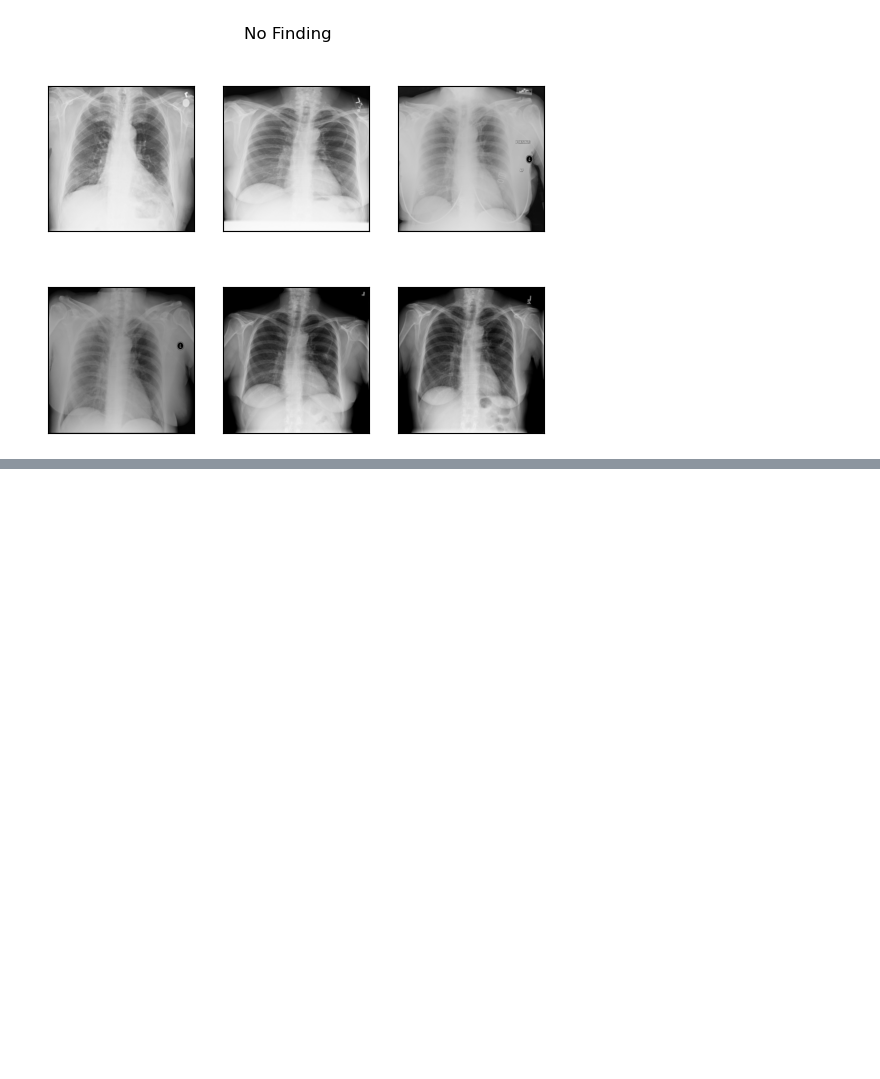
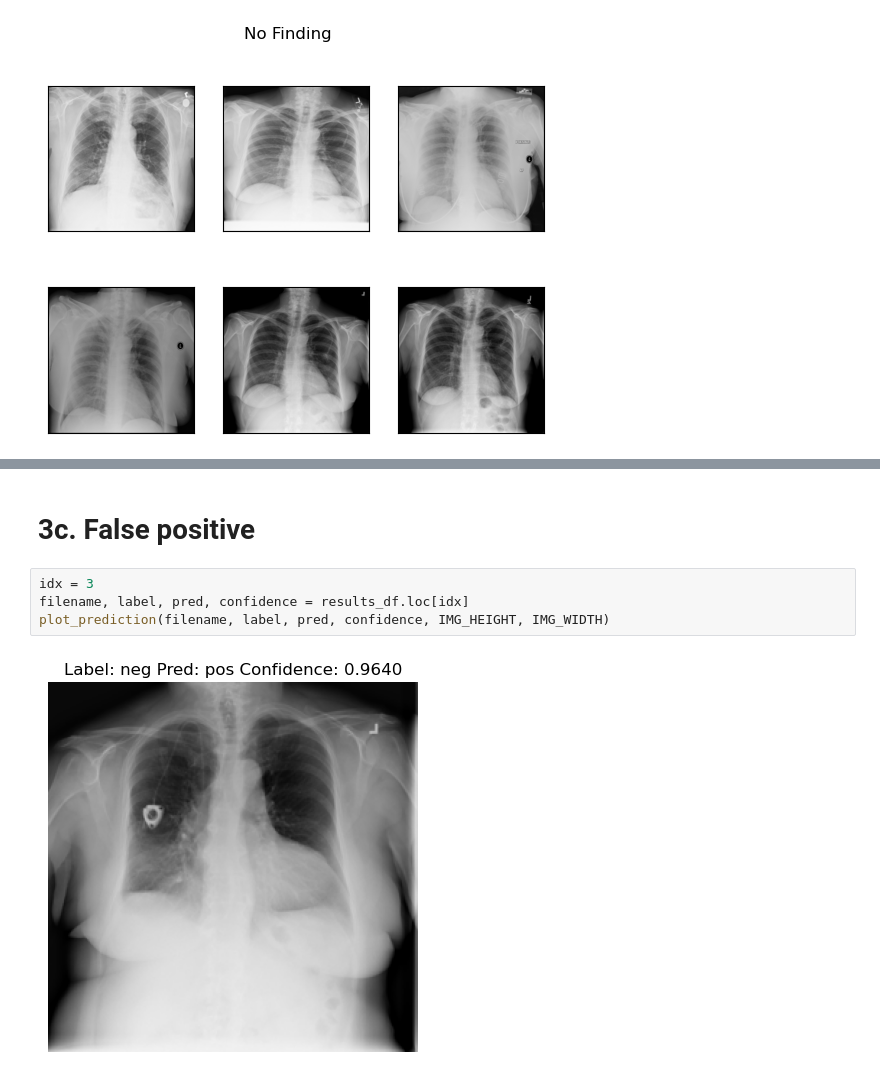
Before and after one commit to dchung117/chest-xray-cnn, a Jupyter notebook: notebooks/eda.ipynb, the cells around one changed output, grey strips where cells are left out. Saved outputs shown, nothing was run; the diff lists cells and outputs as text; blank space fills up the shorter version.

```diff
--- a/notebooks/eda.ipynb
+++ b/notebooks/eda.ipynb
@@ -120,0 +174,8 @@ plot_images(neg_imgs, NEG_LABEL)
+# %% [markdown]
+# 3c. False positive
+# %%
+idx = 3
+filename, label, pred, confidence = results_df.loc[idx]
+plot_prediction(filename, label, pred, confidence, IMG_HEIGHT, IMG_WIDTH)
+# %% [output]
+[figure, added]
```
Also changed, not shown: parts of 19 cells of this notebook, 2 other files.
